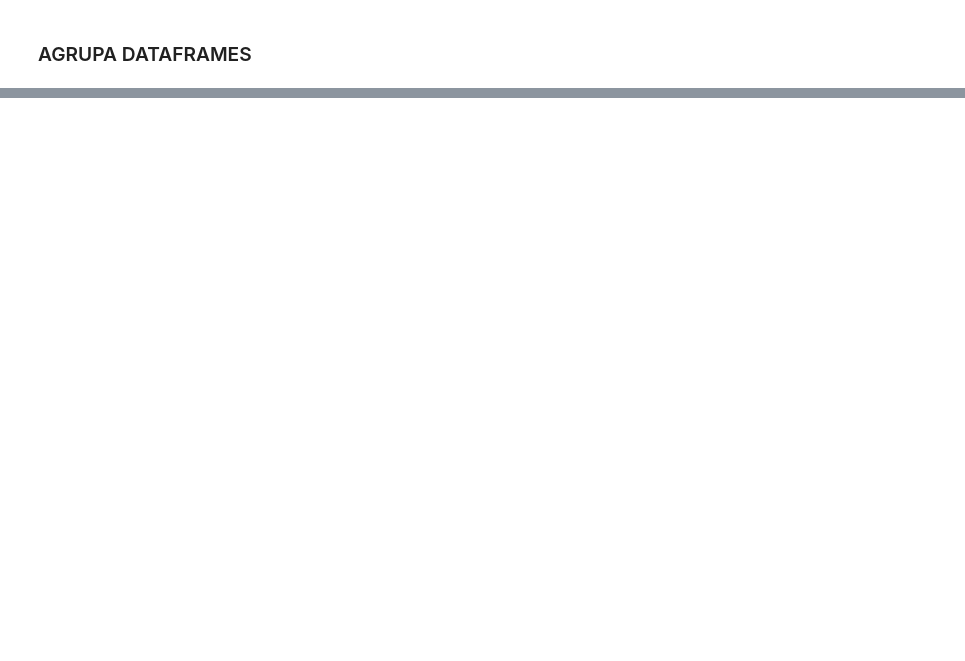
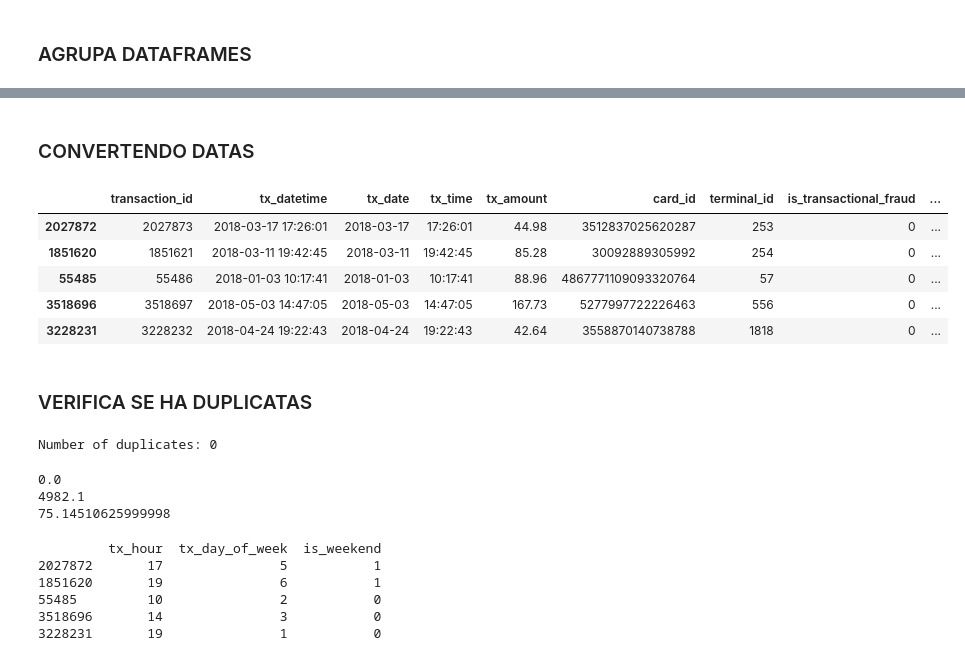
Before and after one commit to insper-classroom/2025-1-app-froidulentos-app, a Jupyter notebook: preprocess.ipynb, the cells around one changed output, grey strips where cells are left out. Cells and saved outputs as stored; diff of their text form; code cells hidden in the pictures; blank space fills up the shorter version.

```diff
--- a/preprocess.ipynb
+++ b/preprocess.ipynb
@@ -51,12 +49,3 @@ transactions.head()
-# %%
-def convert_dates(payers, terminals, transactions):
-
-    transactions["tx_datetime"] = pd.to_datetime(transactions["tx_datetime"])
-    transactions["tx_date"] = pd.to_datetime(transactions["tx_date"])
-    payers["card_first_transaction"] = pd.to_datetime(payers["card_first_transaction"])
-    terminals["terminal_operation_start"] = pd.to_datetime(terminals["terminal_operation_start"])
-
-convert_dates(payers, terminals, transactions)
 # %% [markdown]
 ### AGRUPA DATAFRAMES
 # %%
@@ -81,0 +71,56 @@ df.head()
+# %% [markdown]
+### CONVERTENDO DATAS
+# %%
+def convert_dates(df):
+
+    df["tx_datetime"] = pd.to_datetime(df["tx_datetime"])
+    df["tx_time"] = pd.to_datetime(df["tx_time"]).dt.time
+    df["tx_date"] = pd.to_datetime(df["tx_date"]).dt.date
+    df["card_first_transaction"] = pd.to_datetime(df["card_first_transaction"]).dt.date
+    df["terminal_operation_start"] = pd.to_datetime(df["terminal_operation_start"]).dt.date
+
+convert_dates(df)
+
+df.head()
+# %% [output]
+|  | transaction_id | tx_datetime | tx_date | tx_time | tx_amount | card_id | terminal_id | is_transactional_fraud | ... |
+| 2027872 | 2027873 | 2018-03-17 17:26:01 | 2018-03-17 | 17:26:01 | 44.98 | 3512837025620287 | 253 | 0 | ... |
+| 1851620 | 1851621 | 2018-03-11 19:42:45 | 2018-03-11 | 19:42:45 | 85.28 | 30092889305992 | 254 | 0 | ... |
+| 55485 | 55486 | 2018-01-03 10:17:41 | 2018-01-03 | 10:17:41 | 88.96 | 4867771109093320764 | 57 | 0 | ... |
+| 3518696 | 3518697 | 2018-05-03 14:47:05 | 2018-05-03 | 14:47:05 | 167.73 | 5277997722226463 | 556 | 0 | ... |
+| 3228231 | 3228232 | 2018-04-24 19:22:43 | 2018-04-24 | 19:22:43 | 42.64 | 3558870140738788 | 1818 | 0 | ... |
+# %% [markdown]
+### VERIFICA SE HA DUPLICATAS
+# %%
+num_duplicates = df.duplicated().sum()
+if num_duplicates > 0:
+    print(f"Number of duplicates: {num_duplicates}")
+    df = df.drop_duplicates(keep='first')
+else:
+    print("Number of duplicates: 0")
+# %% [output]
+Number of duplicates: 0
+# %%
+# exitem valores 0, estranho
+
+print(df["tx_amount"].min())
+print(df["tx_amount"].max())
+print(df["tx_amount"].mean())
+# %% [output]
+0.0
+4982.1
+75.14510625999998
+# %%
+df['tx_hour'] = df['tx_datetime'].dt.hour
+df['tx_day_of_week'] = df['tx_datetime'].dt.dayofweek # Monday=0, Sunday=6
+df['tx_day_of_month'] = df['tx_datetime'].dt.day
+df['is_weekend'] = df['tx_day_of_week'].isin([5, 6]).astype(int)
+
+print(df[['tx_hour', 'tx_day_of_week', 'is_weekend']].head())
+# %% [output]
+         tx_hour  tx_day_of_week  is_weekend
+2027872       17               5           1
+1851620       19               6           1
+55485         10               2           0
+3518696       14               3           0
+3228231       19               1           0
```
Also changed, not shown: parts of 7 cells of this notebook.
